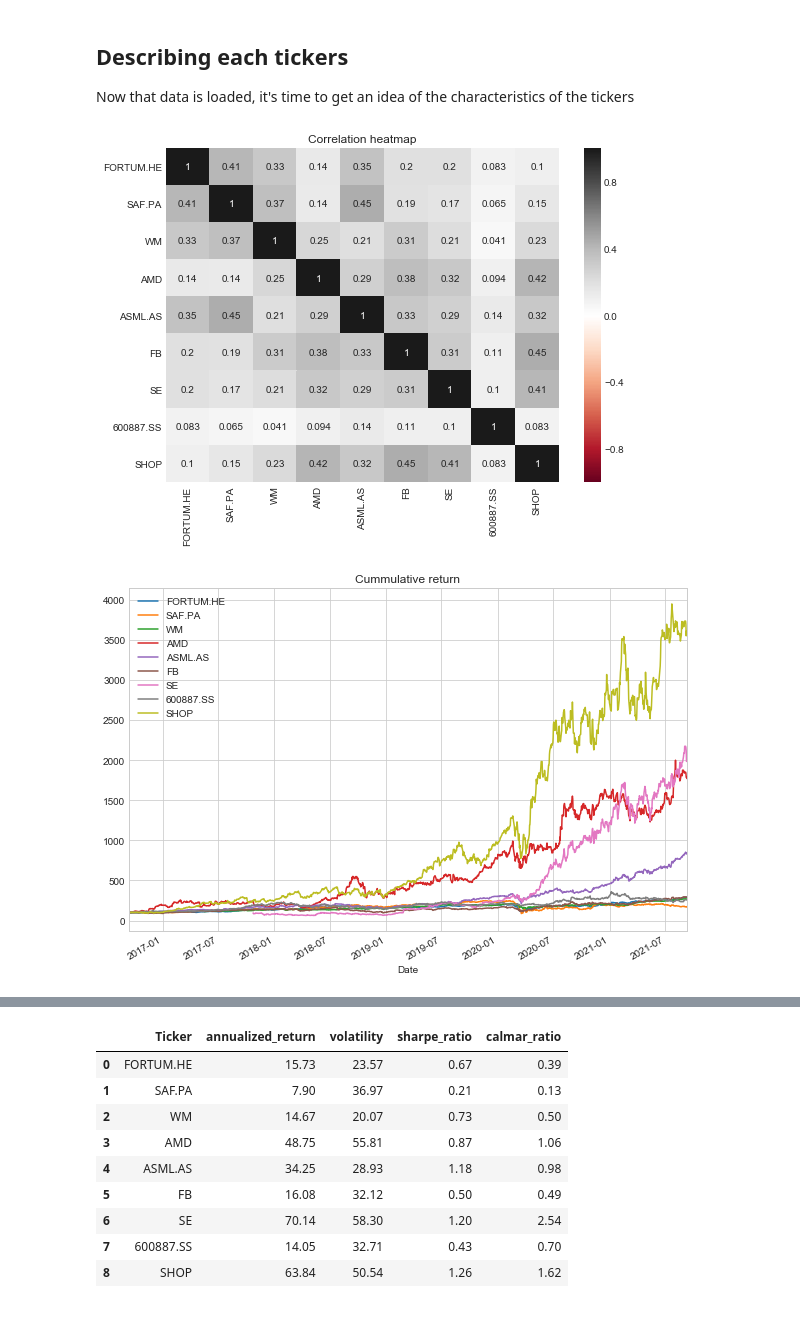
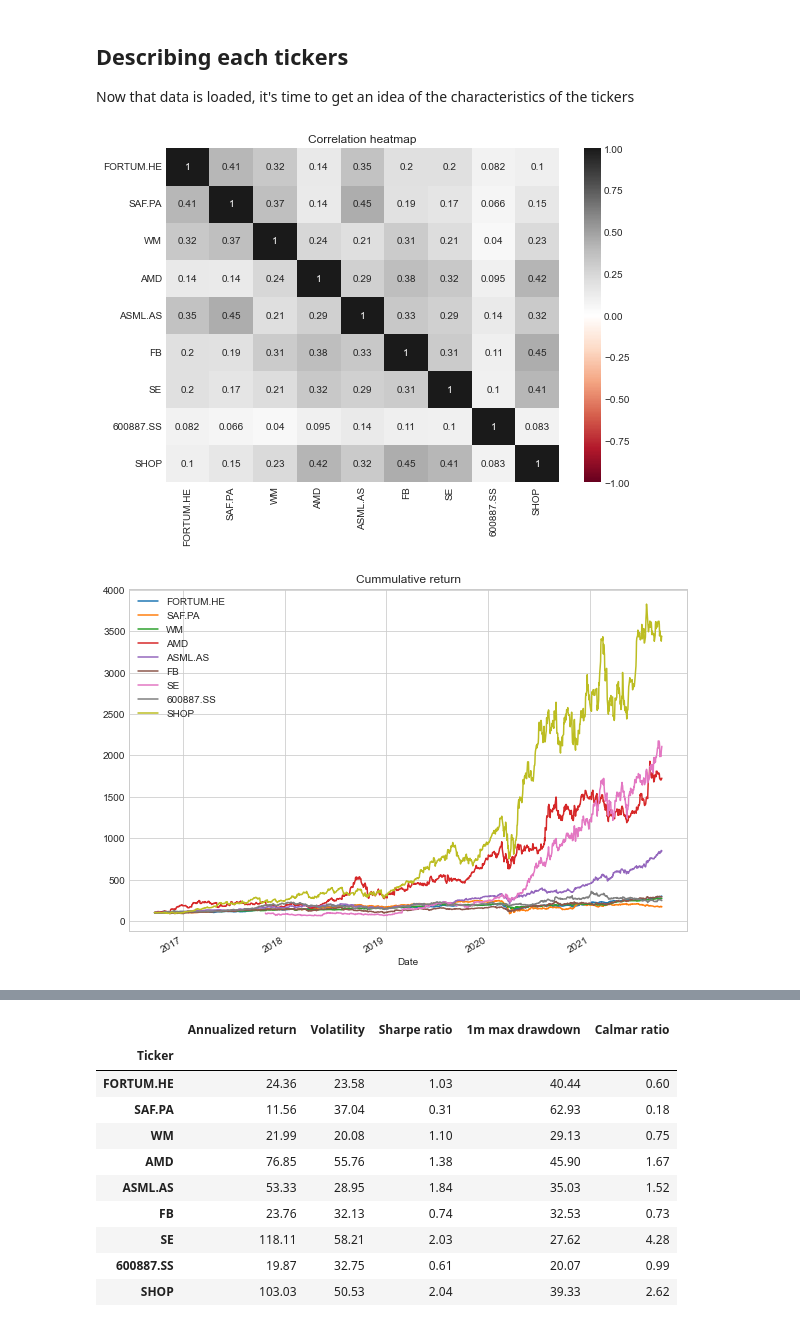
Before and after one commit to OlufKelk/PortfolioDesign, a Jupyter notebook: OptimalPF/Porfolio_notebook.ipynb, the cells around one changed output, grey strips where cells are left out. Cells and saved outputs as stored; diff of their text form; code cells hidden in the pictures.

Commit message:
Fixed log-return vs. actual return

```diff
--- a/OptimalPF/Porfolio_notebook.ipynb
+++ b/OptimalPF/Porfolio_notebook.ipynb
@@ -55,7 +55,7 @@ Will eventually output description of each ticker in df
 ## Describing each tickers
 Now that data is loaded, it's time to get an idea of the characteristics of the tickers
 # %%
-pftools.desc_ticks(df,rdf,cdf)
+mu = pftools.desc_ticks(df,rdf,cdf)
 # %% [output]
-[figure, old version]
+[figure, new version]
-[figure, old version]
+[figure, new version]
@@ -71,11 +71,12 @@ pftools.desc_ticks(df,rdf,cdf)
-|  | Ticker | annualized_return | volatility | sharpe_ratio | calmar_ratio |
-| 0 | FORTUM.HE | 15.73 | 23.57 | 0.67 | 0.39 |
-| 1 | SAF.PA | 7.90 | 36.97 | 0.21 | 0.13 |
-| 2 | WM | 14.67 | 20.07 | 0.73 | 0.50 |
-| 3 | AMD | 48.75 | 55.81 | 0.87 | 1.06 |
-| 4 | ASML.AS | 34.25 | 28.93 | 1.18 | 0.98 |
-| 5 | FB | 16.08 | 32.12 | 0.50 | 0.49 |
-| 6 | SE | 70.14 | 58.30 | 1.20 | 2.54 |
-| 7 | 600887.SS | 14.05 | 32.71 | 0.43 | 0.70 |
-| 8 | SHOP | 63.84 | 50.54 | 1.26 | 1.62 |
+|  | Annualized return | Volatility | Sharpe ratio | 1m max drawdown | Calmar ratio |
+| Ticker |  |  |  |  |  |
+| FORTUM.HE | 24.36 | 23.58 | 1.03 | 40.44 | 0.60 |
+| SAF.PA | 11.56 | 37.04 | 0.31 | 62.93 | 0.18 |
+| WM | 21.99 | 20.08 | 1.10 | 29.13 | 0.75 |
+| AMD | 76.85 | 55.76 | 1.38 | 45.90 | 1.67 |
+| ASML.AS | 53.33 | 28.95 | 1.84 | 35.03 | 1.52 |
+| FB | 23.76 | 32.13 | 0.74 | 32.53 | 0.73 |
+| SE | 118.11 | 58.21 | 2.03 | 27.62 | 4.28 |
+| 600887.SS | 19.87 | 32.75 | 0.61 | 20.07 | 0.99 |
+| SHOP | 103.03 | 50.53 | 2.04 | 39.33 | 2.62 |
 # %%
```
Also changed, not shown: parts of 10 cells of this notebook, 1 other file.
